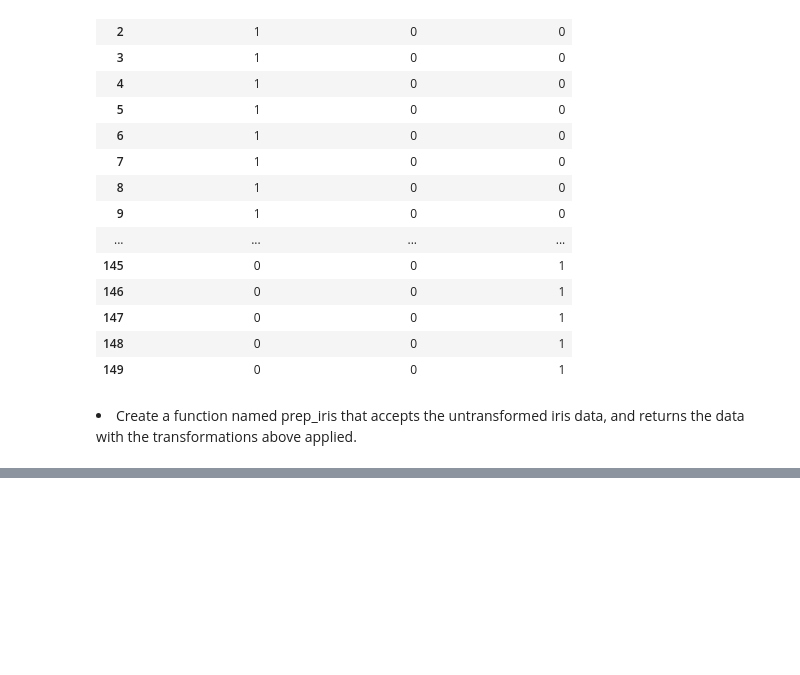
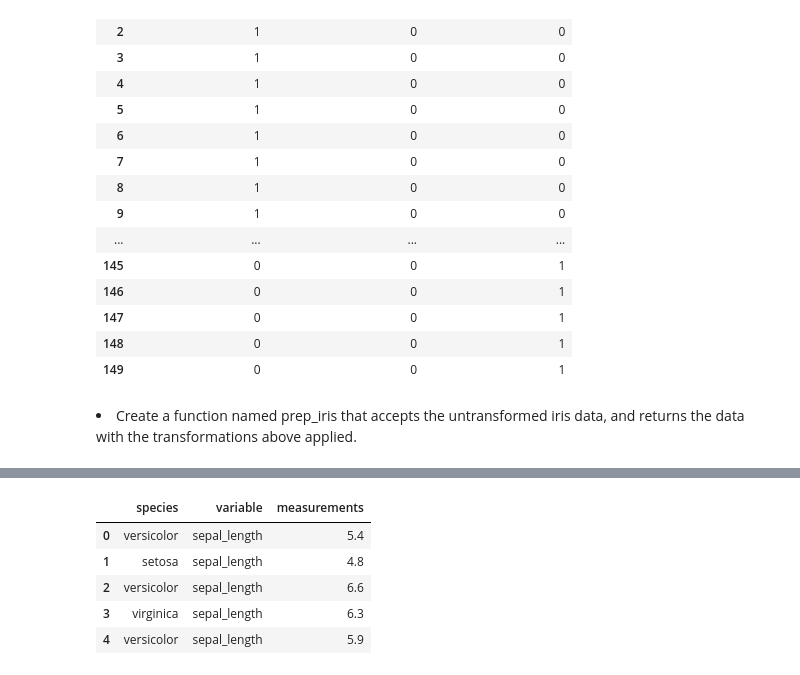
Before and after one commit to GabbyBarajasBroussard/classification-exercises, a Jupyter notebook: classification_exercises.ipynb, the cells around one changed output, grey strips where cells are left out. Cells and saved outputs as stored; diff of their text form; code cells hidden in the pictures; blank space fills up the shorter version.

```diff
--- a/classification_exercises.ipynb
+++ b/classification_exercises.ipynb
@@ -297,0 +348,11 @@ def prep_iris(iris):
+# %%
+train.drop(columns = ['species_versicolor', 'species_virginica', 'species_setosa'], inplace = True)
+melted_train = train.melt(id_vars=['species'], value_name='measurements')
+melted_train.head()
+# %% [output]
+|  | species | variable | measurements |
+| 0 | versicolor | sepal_length | 5.4 |
+| 1 | setosa | sepal_length | 4.8 |
+| 2 | versicolor | sepal_length | 6.6 |
+| 3 | virginica | sepal_length | 6.3 |
+| 4 | versicolor | sepal_length | 5.9 |
```
Also changed, not shown: parts of 11 cells of this notebook.
